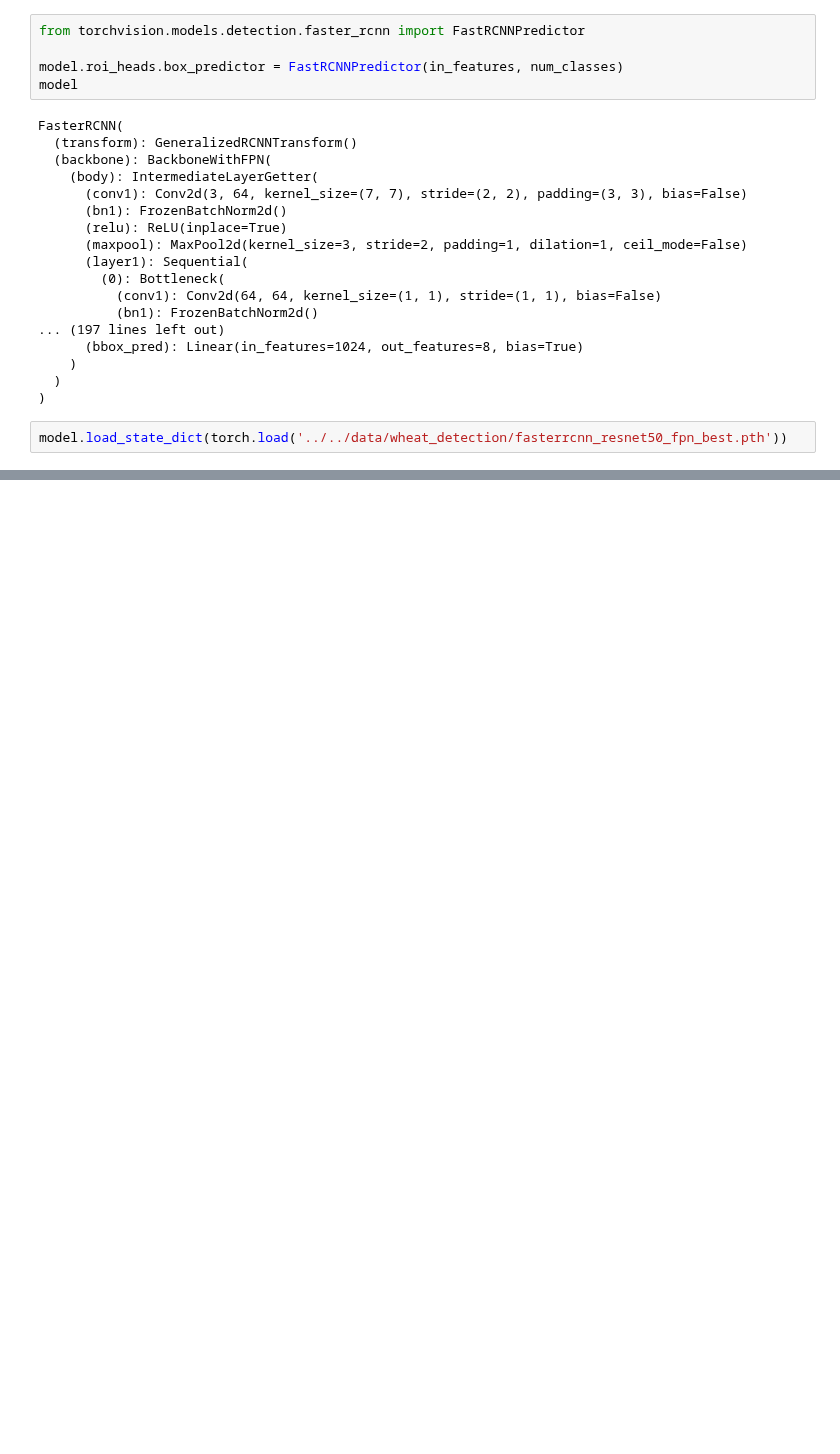
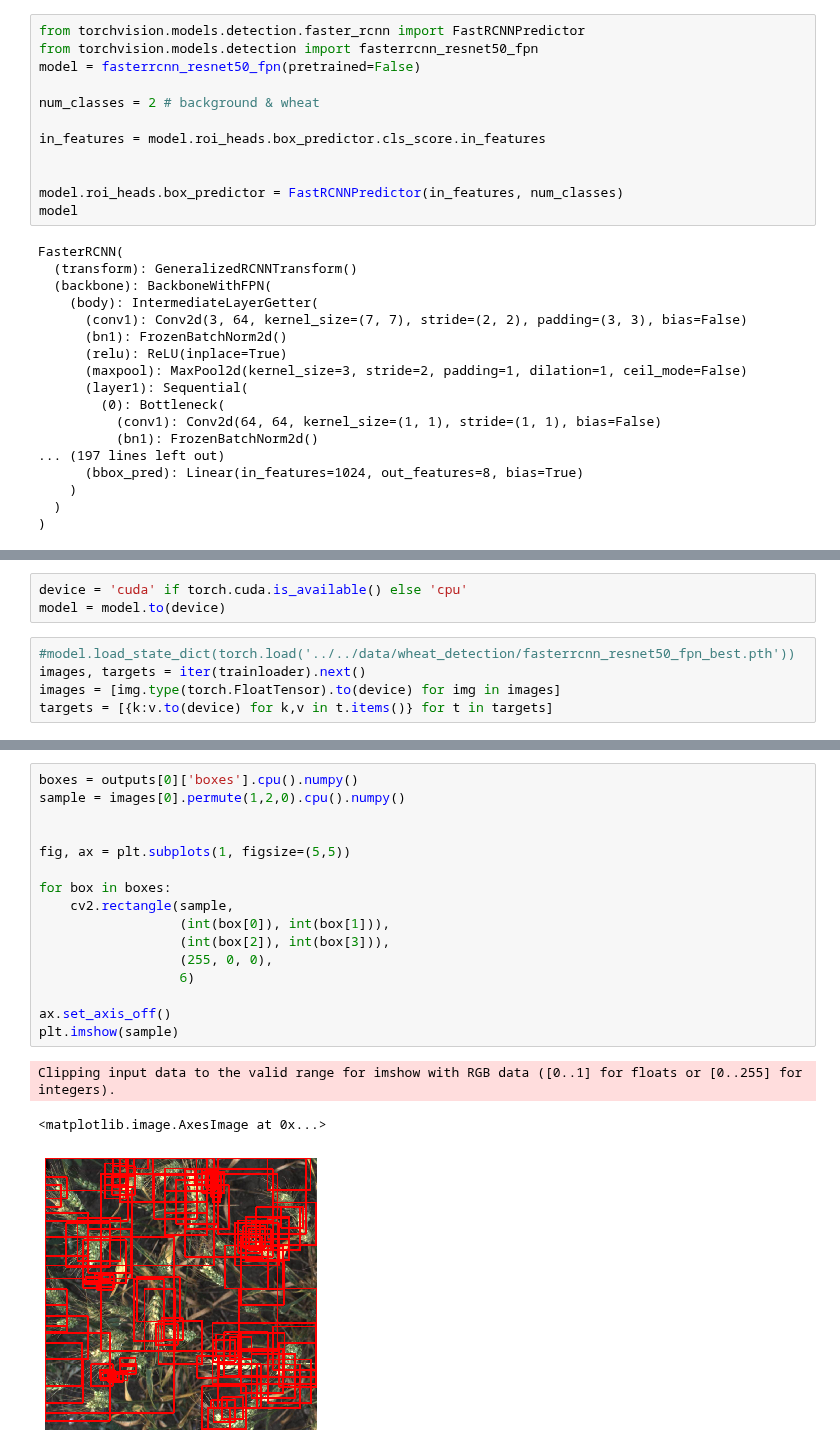
Before and after one commit to gjustin40/Kaggle, a Jupyter notebook: Global_Wheat_Detection/practice1.ipynb, the cells around one changed output, grey strips where cells are left out. Cells and saved outputs as stored; diff of their text form; blank space fills up the shorter version.

```diff
--- a/Global_Wheat_Detection/practice1.ipynb
+++ b/Global_Wheat_Detection/practice1.ipynb
@@ -242,5 +211,12 @@ in_features
 # %%
 from torchvision.models.detection.faster_rcnn import FastRCNNPredictor
+from torchvision.models.detection import fasterrcnn_resnet50_fpn
+model = fasterrcnn_resnet50_fpn(pretrained=False)
+
+num_classes = 2 # background & wheat
+
+in_features = model.roi_heads.box_predictor.cls_score.in_features
+
 
 model.roi_heads.box_predictor = FastRCNNPredictor(in_features, num_classes)
 model
@@ -262,5 +238,3 @@ FasterRCNN(
     )
   )
 )
-# %%
-model.load_state_dict(torch.load('../../data/wheat_detection/fasterrcnn_resnet50_fpn_best.pth'))
@@ -270,0 +243,8 @@ images = [img.to(device) for img in tuple(images)]
+# %%
+device = 'cuda' if torch.cuda.is_available() else 'cpu'
+model = model.to(device)
+# %%
+#model.load_state_dict(torch.load('../../data/wheat_detection/fasterrcnn_resnet50_fpn_best.pth'))
+images, targets = iter(trainloader).next()
+images = [img.type(torch.FloatTensor).to(device) for img in images]
+targets = [{k:v.to(device) for k,v in t.items()} for t in targets]
@@ -270,0 +275,20 @@ images = [img.to(device) for img in tuple(images)]
+# %%
+boxes = outputs[0]['boxes'].cpu().numpy()
+sample = images[0].permute(1,2,0).cpu().numpy()
+
+
+fig, ax = plt.subplots(1, figsize=(5,5))
+
+for box in boxes:
+    cv2.rectangle(sample,
+                  (int(box[0]), int(box[1])),
+                  (int(box[2]), int(box[3])),
+                  (255, 0, 0),
+                  6)
+
+ax.set_axis_off()
+plt.imshow(sample)
+# %% [output]
+Clipping input data to the valid range for imshow with RGB data ([0..1] for floats or [0..255] for integers).
+<matplotlib.image.AxesImage at 0x...>
+[figure, added]
```
Also changed, not shown: parts of 19 cells of this notebook, 1 other file.
